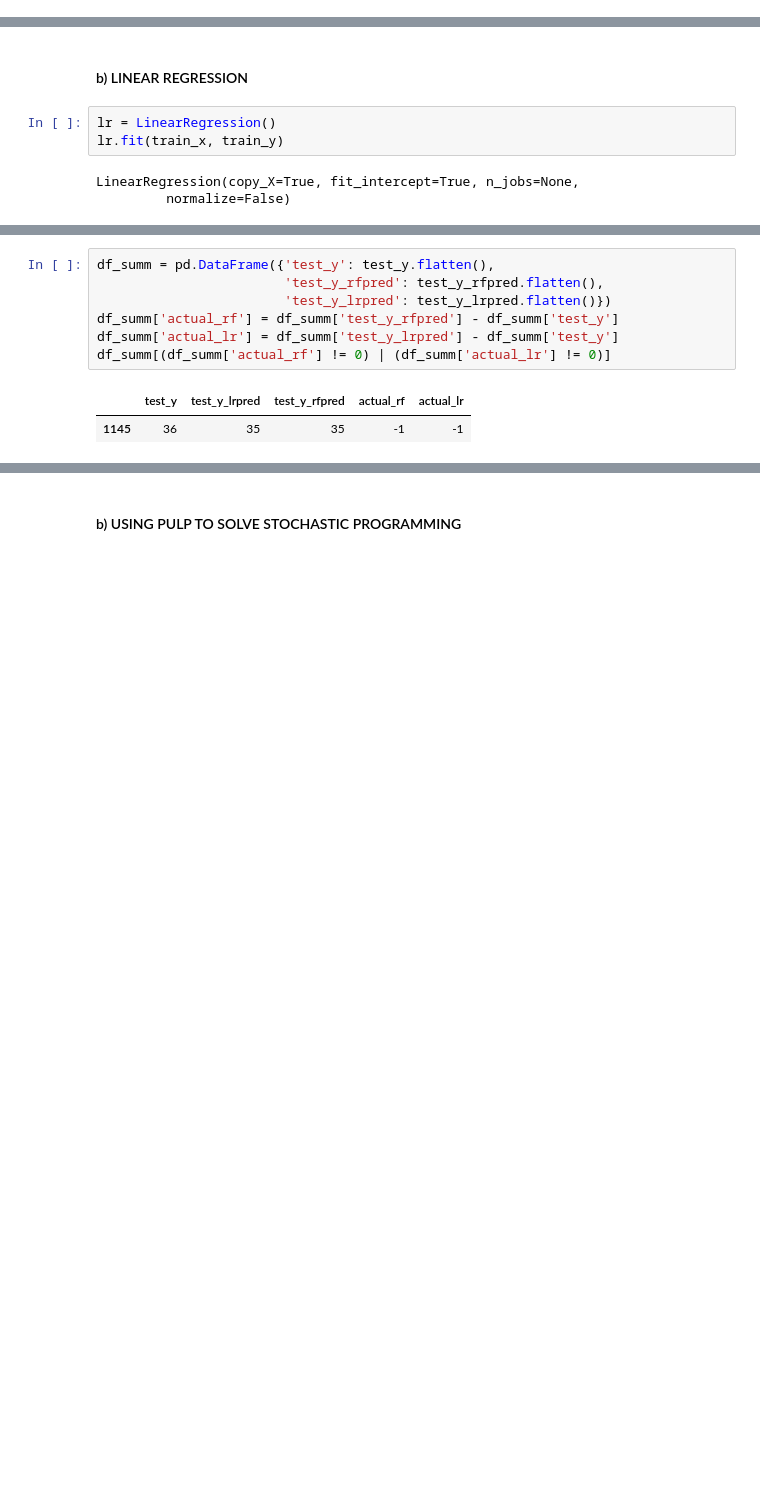
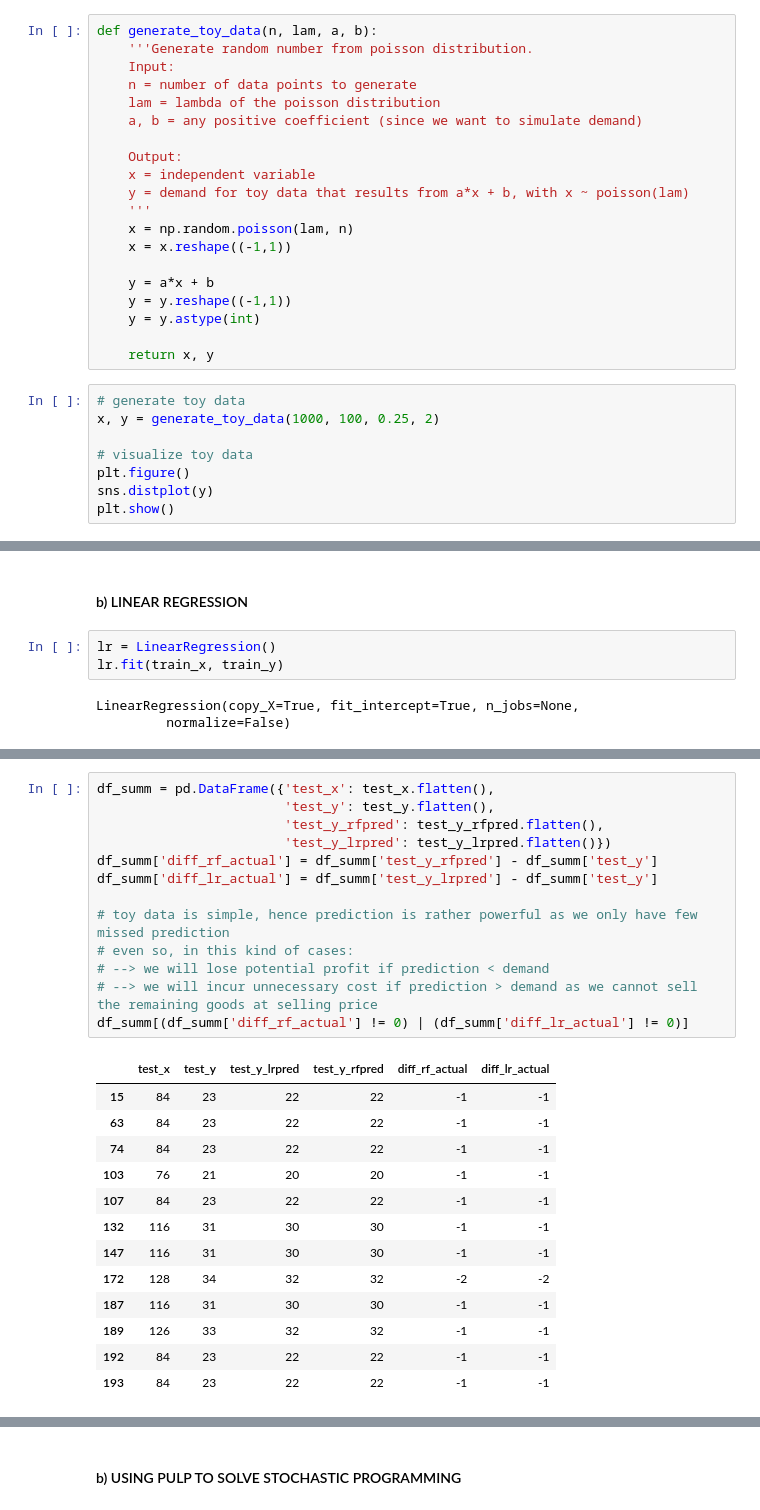
Before and after one commit to novialistiyani/stopro-tutorial, a Jupyter notebook: stopro_tutorial.ipynb, the cells around one changed output, grey strips where cells are left out. Saved outputs shown, nothing was run; the diff lists cells and outputs as text; blank space fills up the shorter version.

```diff
--- a/stopro_tutorial.ipynb
+++ b/stopro_tutorial.ipynb
@@ -25,0 +16,28 @@ y = y.astype(int)
+# %%
+def generate_toy_data(n, lam, a, b):
+    '''Generate random number from poisson distribution.
+    Input:
+    n = number of data points to generate
+    lam = lambda of the poisson distribution
+    a, b = any positive coefficient (since we want to simulate demand)
+
+    Output:
+    x = independent variable
+    y = demand for toy data that results from a*x + b, with x ~ poisson(lam)
+    '''
+    x = np.random.poisson(lam, n)
+    x = x.reshape((-1,1))
+
+    y = a*x + b
+    y = y.reshape((-1,1))
+    y = y.astype(int)
+
+    return x, y
+# %%
+# generate toy data
+x, y = generate_toy_data(1000, 100, 0.25, 2)
+
+# visualize toy data
+plt.figure()
+sns.distplot(y)
+plt.show()
@@ -79,13 +101,30 @@ print(lr.intercept_) # check b
 # %%
-df_summ = pd.DataFrame({'test_y': test_y.flatten(),
+df_summ = pd.DataFrame({'test_x': test_x.flatten(),
+                        'test_y': test_y.flatten(),
                         'test_y_rfpred': test_y_rfpred.flatten(),
                         'test_y_lrpred': test_y_lrpred.flatten()})
-df_summ['actual_rf'] = df_summ['test_y_rfpred'] - df_summ['test_y']
-df_summ['actual_lr'] = df_summ['test_y_lrpred'] - df_summ['test_y']
-df_summ[(df_summ['actual_rf'] != 0) | (df_summ['actual_lr'] != 0)]
+df_summ['diff_rf_actual'] = df_summ['test_y_rfpred'] - df_summ['test_y']
+df_summ['diff_lr_actual'] = df_summ['test_y_lrpred'] - df_summ['test_y']
+
+# toy data is simple, hence prediction is rather powerful as we only have few missed prediction
+# even so, in this kind of cases:
+# --> we will lose potential profit if prediction < demand
+# --> we will incur unnecessary cost if prediction > demand as we cannot sell the remaining goods at selling price
+df_summ[(df_summ['diff_rf_actual'] != 0) | (df_summ['diff_lr_actual'] != 0)]
 # %% [output]
-|  | test_y | test_y_lrpred | test_y_rfpred | actual_rf | actual_lr |
-| 1145 | 36 | 35 | 35 | -1 | -1 |
+|  | test_x | test_y | test_y_lrpred | test_y_rfpred | diff_rf_actual | diff_lr_actual |
+| 15 | 84 | 23 | 22 | 22 | -1 | -1 |
+| 63 | 84 | 23 | 22 | 22 | -1 | -1 |
+| 74 | 84 | 23 | 22 | 22 | -1 | -1 |
+| 103 | 76 | 21 | 20 | 20 | -1 | -1 |
+| 107 | 84 | 23 | 22 | 22 | -1 | -1 |
+| 132 | 116 | 31 | 30 | 30 | -1 | -1 |
+| 147 | 116 | 31 | 30 | 30 | -1 | -1 |
+| 172 | 128 | 34 | 32 | 32 | -2 | -2 |
+| 187 | 116 | 31 | 30 | 30 | -1 | -1 |
+| 189 | 126 | 33 | 32 | 32 | -1 | -1 |
+| 192 | 84 | 23 | 22 | 22 | -1 | -1 |
+| 193 | 84 | 23 | 22 | 22 | -1 | -1 |
 # %%
 plt.figure()
 
```
Also changed, not shown: parts of 43 cells of this notebook.
